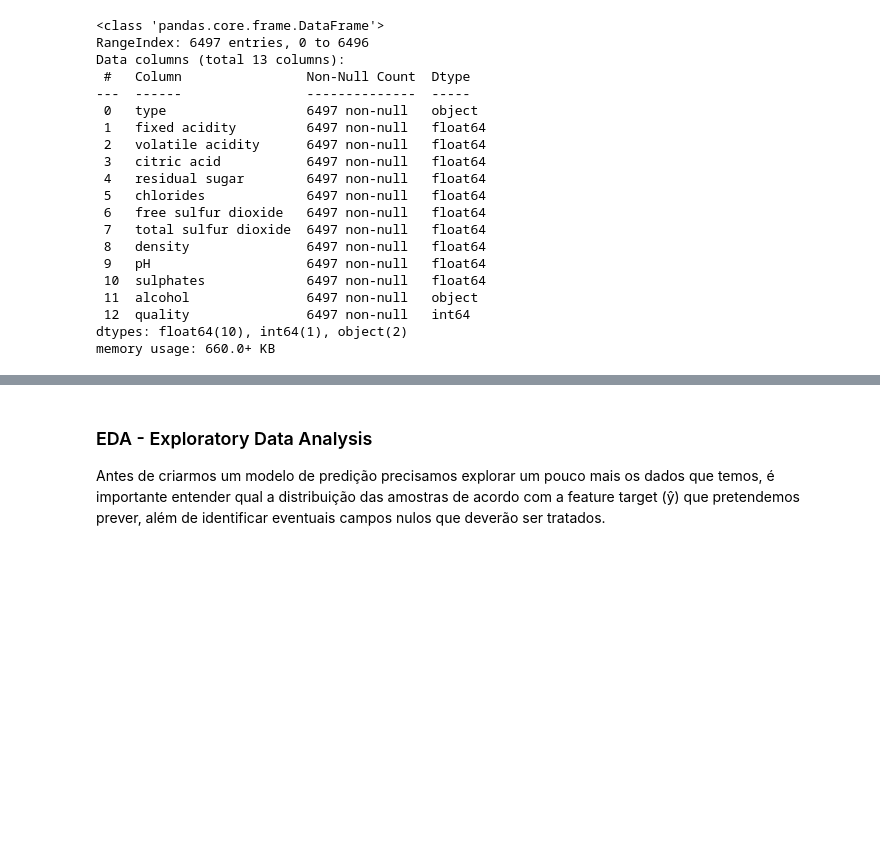
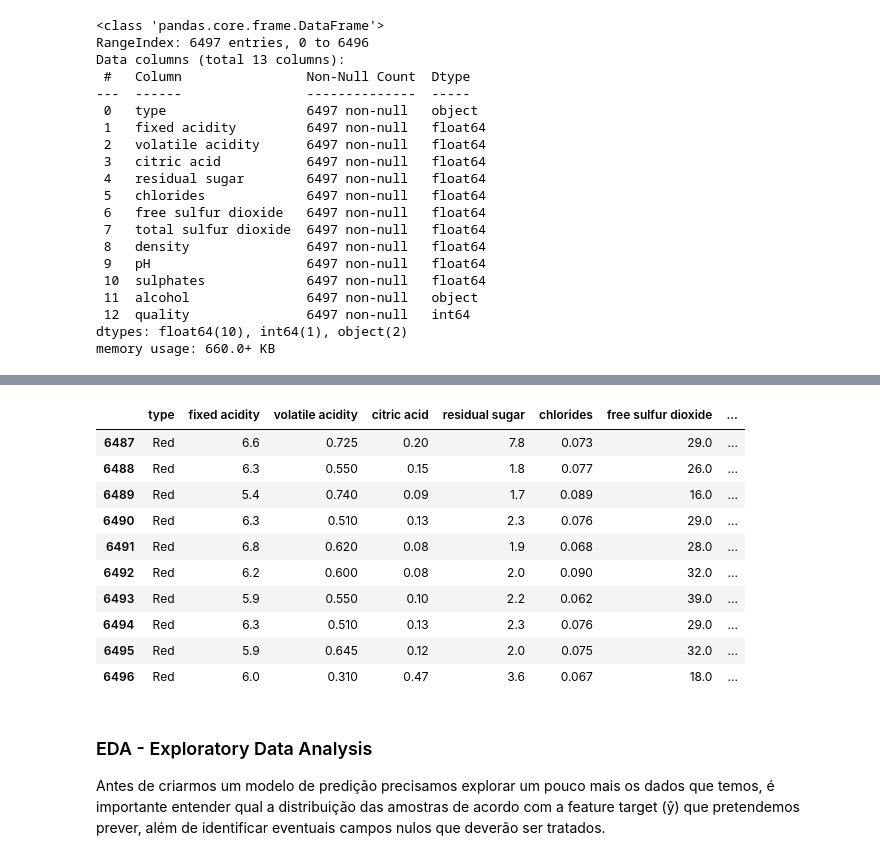
Before and after one commit to ebertolo/wine-quality, a Jupyter notebook: wine-quality-analysis.ipynb, the cells around one changed output, grey strips where cells are left out. Saved outputs shown, nothing was run; the diff lists cells and outputs as text; code cells hidden in the pictures; blank space fills up the shorter version.

```diff
--- a/wine-quality-analysis.ipynb
+++ b/wine-quality-analysis.ipynb
@@ -57,3 +149,18 @@ Olhando superficialmente o dataset vemos que se tratam de dados dados estruturad
+# %%
+# Prontinho dataset corrigido!
+df_wine.tail(10)
+# %% [output]
+|  | type | fixed acidity | volatile acidity | citric acid | residual sugar | chlorides | free sulfur dioxide | ... |
+| 6487 | Red | 6.6 | 0.725 | 0.20 | 7.8 | 0.073 | 29.0 | ... |
+| 6488 | Red | 6.3 | 0.550 | 0.15 | 1.8 | 0.077 | 26.0 | ... |
+| 6489 | Red | 5.4 | 0.740 | 0.09 | 1.7 | 0.089 | 16.0 | ... |
+| 6490 | Red | 6.3 | 0.510 | 0.13 | 2.3 | 0.076 | 29.0 | ... |
+| 6491 | Red | 6.8 | 0.620 | 0.08 | 1.9 | 0.068 | 28.0 | ... |
+| 6492 | Red | 6.2 | 0.600 | 0.08 | 2.0 | 0.090 | 32.0 | ... |
+| 6493 | Red | 5.9 | 0.550 | 0.10 | 2.2 | 0.062 | 39.0 | ... |
+| 6494 | Red | 6.3 | 0.510 | 0.13 | 2.3 | 0.076 | 29.0 | ... |
+| 6495 | Red | 5.9 | 0.645 | 0.12 | 2.0 | 0.075 | 32.0 | ... |
+| 6496 | Red | 6.0 | 0.310 | 0.47 | 3.6 | 0.067 | 18.0 | ... |
 # %% [markdown]
 ### EDA - Exploratory Data Analysis
 
```
Also changed, not shown: parts of 20 cells of this notebook.
